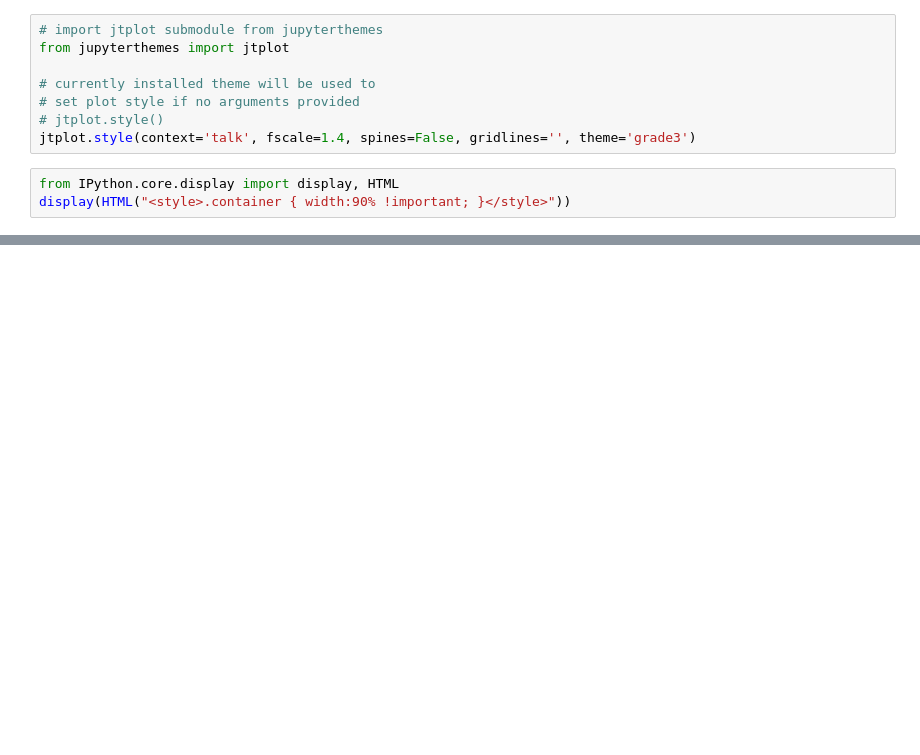
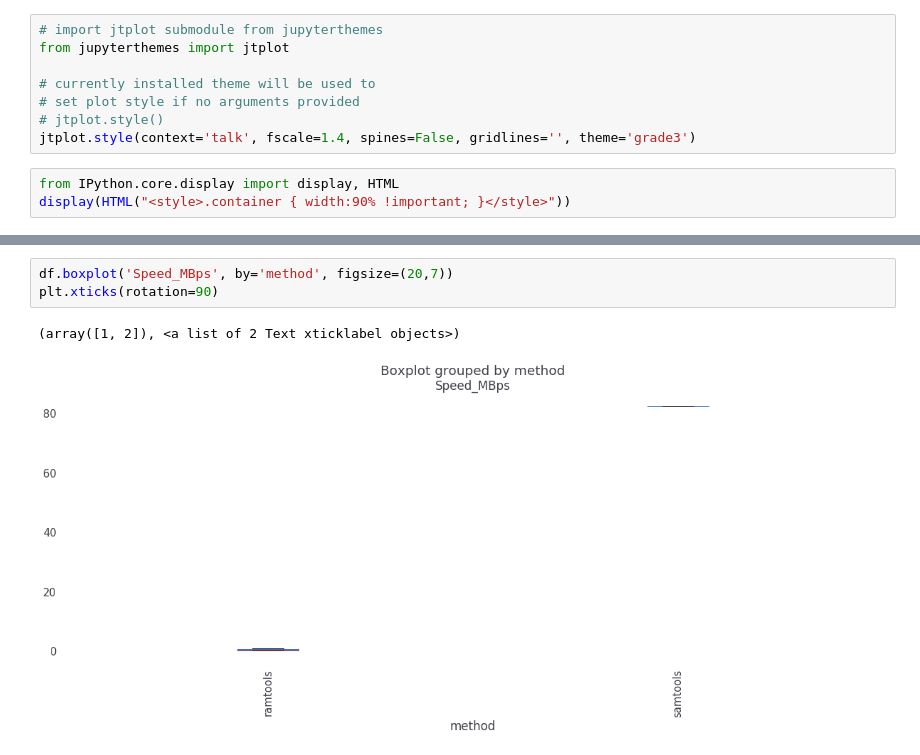
Before and after one commit to GeneROOT/ramtools, a Jupyter notebook: ramview_perf.ipynb, the cells around one changed output, grey strips where cells are left out. Drawn from its saved outputs; the diff is of its cells as text; blank space fills up the shorter version.

```diff
--- a/ramview_perf.ipynb
+++ b/ramview_perf.ipynb
@@ -162,0 +155,6 @@ df
+# %%
+df.boxplot('Speed_MBps', by='method', figsize=(20,7))
+plt.xticks(rotation=90)
+# %% [output]
+(array([1, 2]), <a list of 2 Text xticklabel objects>)
+[figure, added]
```
Also changed, not shown: parts of 36 cells of this notebook.
